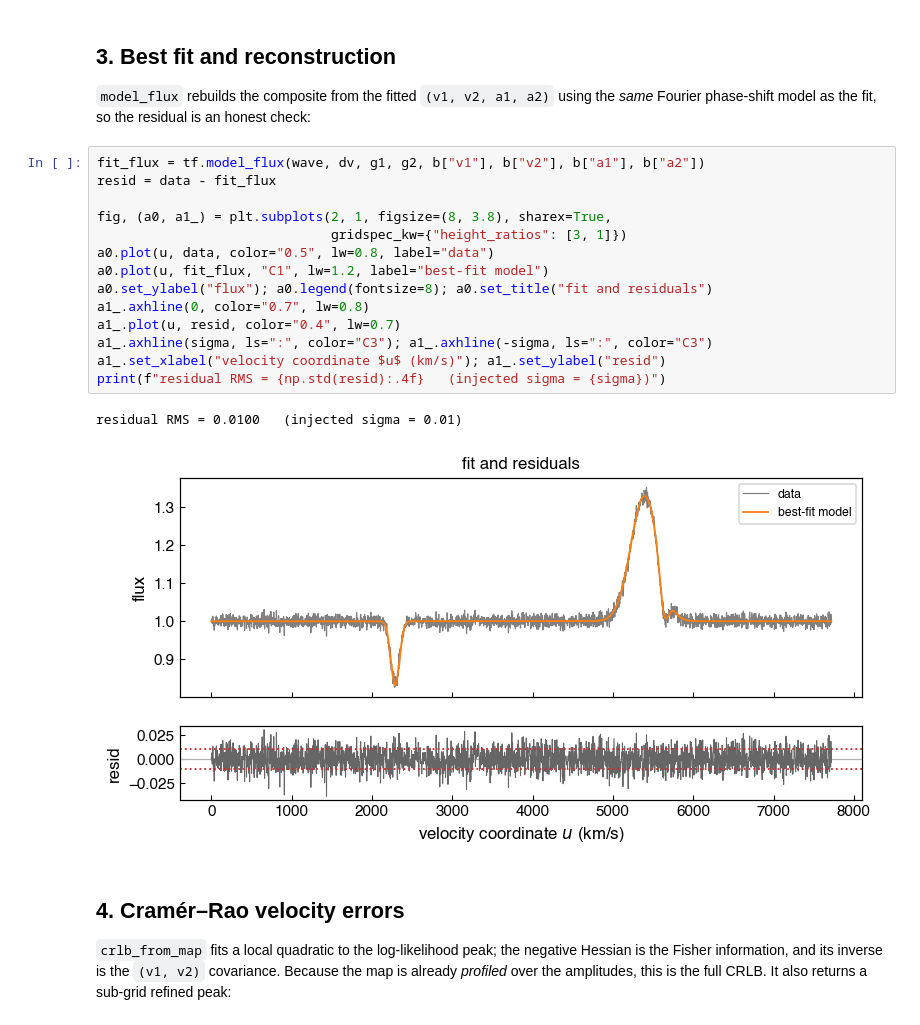
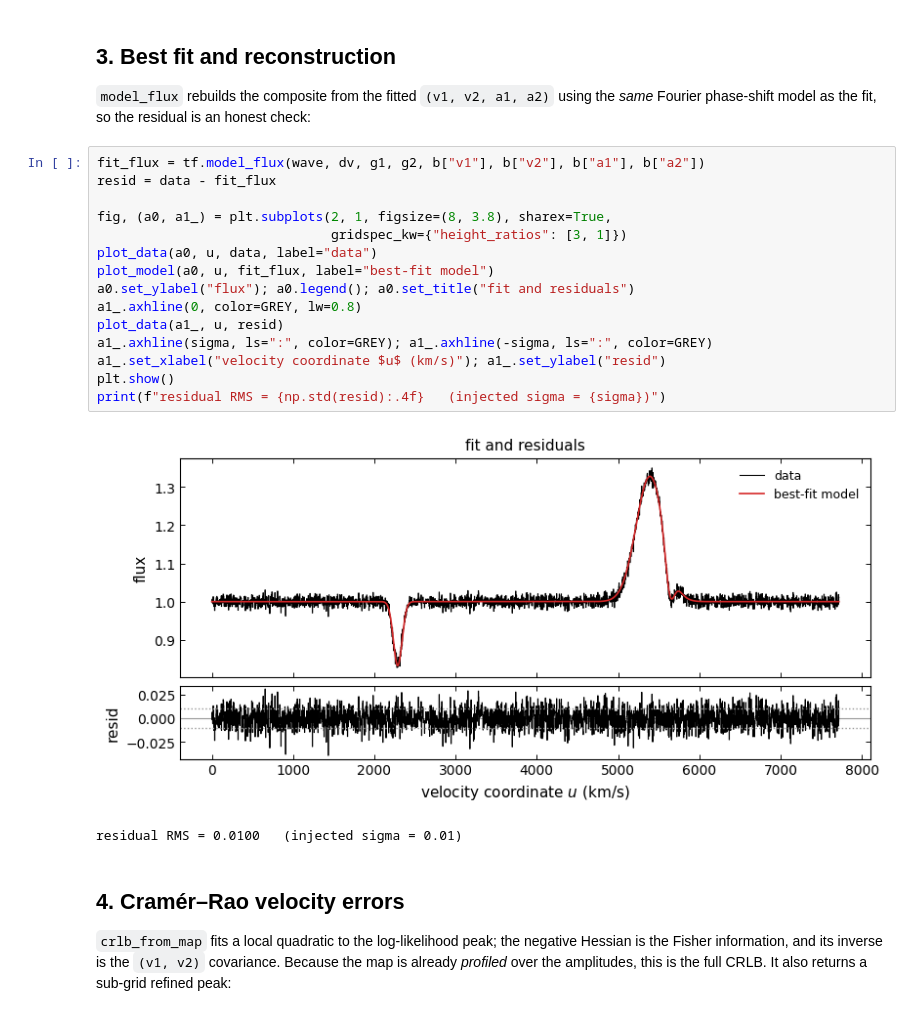
Before and after one commit to SPARTA-dev/SPARTA, a Jupyter notebook: examples/todcor/02_single_window_fit.ipynb, the cells around one changed output. Drawn from its saved outputs; the diff is of its cells as text.

```diff
--- a/examples/todcor/02_single_window_fit.ipynb
+++ b/examples/todcor/02_single_window_fit.ipynb
@@ -111,20 +105,21 @@ fit   : v1=+81.0  v2=-160.0  a1=0.70  a2=0.55
 # %%
 fit_flux = tf.model_flux(wave, dv, g1, g2, b["v1"], b["v2"], b["a1"], b["a2"])
 resid = data - fit_flux
 
 fig, (a0, a1_) = plt.subplots(2, 1, figsize=(8, 3.8), sharex=True,
                               gridspec_kw={"height_ratios": [3, 1]})
-a0.plot(u, data, color="0.5", lw=0.8, label="data")
-a0.plot(u, fit_flux, "C1", lw=1.2, label="best-fit model")
-a0.set_ylabel("flux"); a0.legend(fontsize=8); a0.set_title("fit and residuals")
-a1_.axhline(0, color="0.7", lw=0.8)
-a1_.plot(u, resid, color="0.4", lw=0.7)
-a1_.axhline(sigma, ls=":", color="C3"); a1_.axhline(-sigma, ls=":", color="C3")
+plot_data(a0, u, data, label="data")
+plot_model(a0, u, fit_flux, label="best-fit model")
+a0.set_ylabel("flux"); a0.legend(); a0.set_title("fit and residuals")
+a1_.axhline(0, color=GREY, lw=0.8)
+plot_data(a1_, u, resid)
+a1_.axhline(sigma, ls=":", color=GREY); a1_.axhline(-sigma, ls=":", color=GREY)
 a1_.set_xlabel("velocity coordinate $u$ (km/s)"); a1_.set_ylabel("resid")
+plt.show()
 print(f"residual RMS = {np.std(resid):.4f}   (injected sigma = {sigma})")
 # %% [output]
+[figure, new version]
 residual RMS = 0.0100   (injected sigma = 0.01)
-[figure, old version]
 # %% [markdown]
 ## 4. Cramér–Rao velocity errors
 
```
Also changed, not shown: parts of 4 cells of this notebook, 19 other files.
